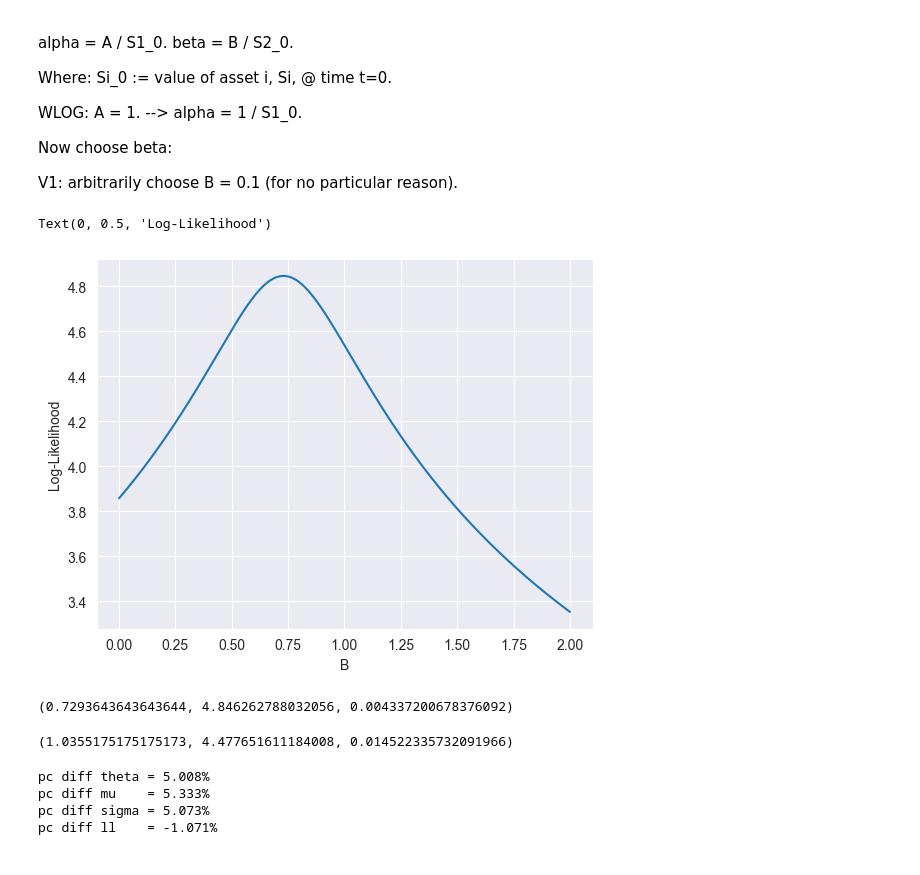
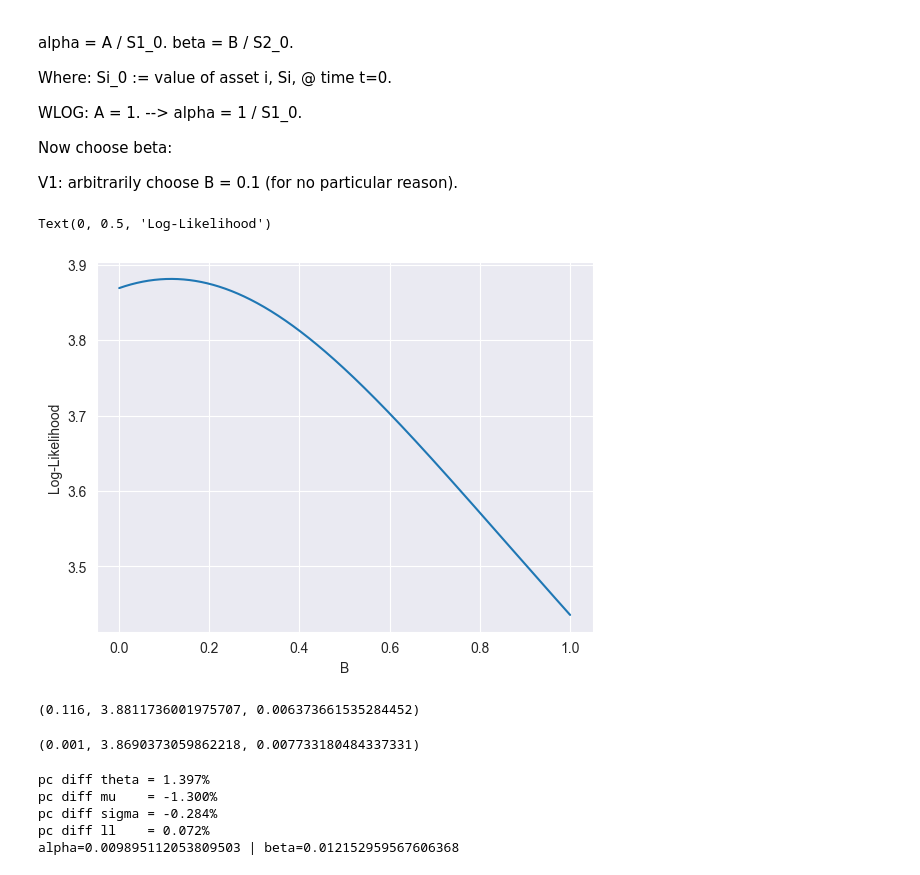
Before and after one commit to webclinic017/trading-40, a Jupyter notebook: algo/mean_reversion/trade_strat_mr_ou_process.ipynb, the cells around one changed output. Drawn from its saved outputs; the diff is of its cells as text; code cells hidden in the pictures.

Commit message:
feat: visualise MR process

```diff
--- a/algo/mean_reversion/trade_strat_mr_ou_process.ipynb
+++ b/algo/mean_reversion/trade_strat_mr_ou_process.ipynb
@@ -18,7 +18,7 @@ interval = "1h"
 
 interval_map = {
     "1m": timedelta(minutes=360),
-    "1h": timedelta(hours=24*30),
+    "1h": timedelta(hours=24*60),
     "1d": timedelta(days=365),
 }
 
@@ -35,11 +35,13 @@ start_date, end_date
 # ticker1 = "IVW"
 # ticker2 = "SPY"
 
-# ticker1 = "NG=F"
-# ticker2 = "BZ=F"
+# Note: Brent-Crude and Natural Gas mini futures are cash settled.
+ticker1 = "BZ=F"
+ticker2 = "NG=F"
 
-ticker1 = "BZ=F"
-ticker2 = "CL=F"
+# Works well, but WTI is physically settled.
+# ticker1 = "BZ=F"
+# ticker2 = "CL=F"
 
 # ticker1 = "BNO"
 # ticker2 = "USO"
@@ -157,49 +159,53 @@ def log_likelihood_ou(theta, mu, sigma_sq, x, dt):
 A = 1.0
 
 start = 0.001
-end = 2.0
+end = 1.0
 num = int(1/start)
 
+# Testing
+# start = -1.0
+# end = 2.0
+# num = 3000
 
 B_candidates = np.linspace(start, end, num)
 
 alpha = A / df["S1"].iloc[0]
 
 # TODO: check this!  Might have to change dW inside OUModel - e.g. dW^2.
 dt = 1
 # dt = 60
 
 mus = []
 log_likelihoods = []
 for B in B_candidates:
     beta = B / df["S2"].iloc[0]
 
     # Define:  X_t = alpha * S1_t - beta * S2_t
     x = (alpha*df["S1"] - beta*df["S2"]).to_numpy()
 
     ou = calc_optimal_ou_params(x, dt)
     ll = log_likelihood_ou(theta=ou.theta, mu=ou.mu, sigma_sq=ou.sigma_sq, x=x, dt=dt)
 
     log_likelihoods.append(ll)
     mus.append(ou.mu)
 
 
 plt.plot(B_candidates, log_likelihoods)
 plt.xlabel("B")
 plt.ylabel("Log-Likelihood")
 # %% [output]
 Text(0, 0.5, 'Log-Likelihood')
-[figure, old version]
+[figure, new version]
 # %%
 i = np.argmax(log_likelihoods)
 B_candidates[i], log_likelihoods[i], mus[i]
 # %% [output]
-(0.7293643643643644, 4.846262788032056, 0.004337200678376092)
+(0.116, 3.8811736001975707, 0.006373661535284452)
 # %%
 j = np.argmax(mus)
 B_candidates[j], log_likelihoods[j], mus[j]
 # %% [output]
-(1.0355175175175173, 4.477651611184008, 0.014522335732091966)
+(0.001, 3.8690373059862218, 0.007733180484337331)
 # %%
 # To avoid having to store all of the OU Parameters for every candidate of B, re-run the optimal run to recover the OU Parameters.
 alpha = A / df["S1"].iloc[0]
@@ -228,8 +235,10 @@ print(f"pc diff theta = {100*(ou_params.theta - ou_params_sim.theta) / ou_params
 print(f"pc diff mu    = {100*(ou_params.mu - ou_params_sim.mu) / ou_params.mu:.3f}%")
 print(f"pc diff sigma = {100*(ou_params.sigma - ou_params_sim.sigma) / ou_params.sigma:.3f}%")
 print(f"pc diff ll    = {100*(ll - ll_sim) / ll:.3f}%")
+print(f"alpha={alpha} | beta={beta}")
 # %% [output]
-pc diff theta = 5.008%
-pc diff mu    = 5.333%
-pc diff sigma = 5.073%
-pc diff ll    = -1.071%
+pc diff theta = 1.397%
+pc diff mu    = -1.300%
+pc diff sigma = -0.284%
+pc diff ll    = 0.072%
+alpha=0.009895112053809503 | beta=0.012152959567606368
```
Also changed, not shown: parts of 7 cells of this notebook.
